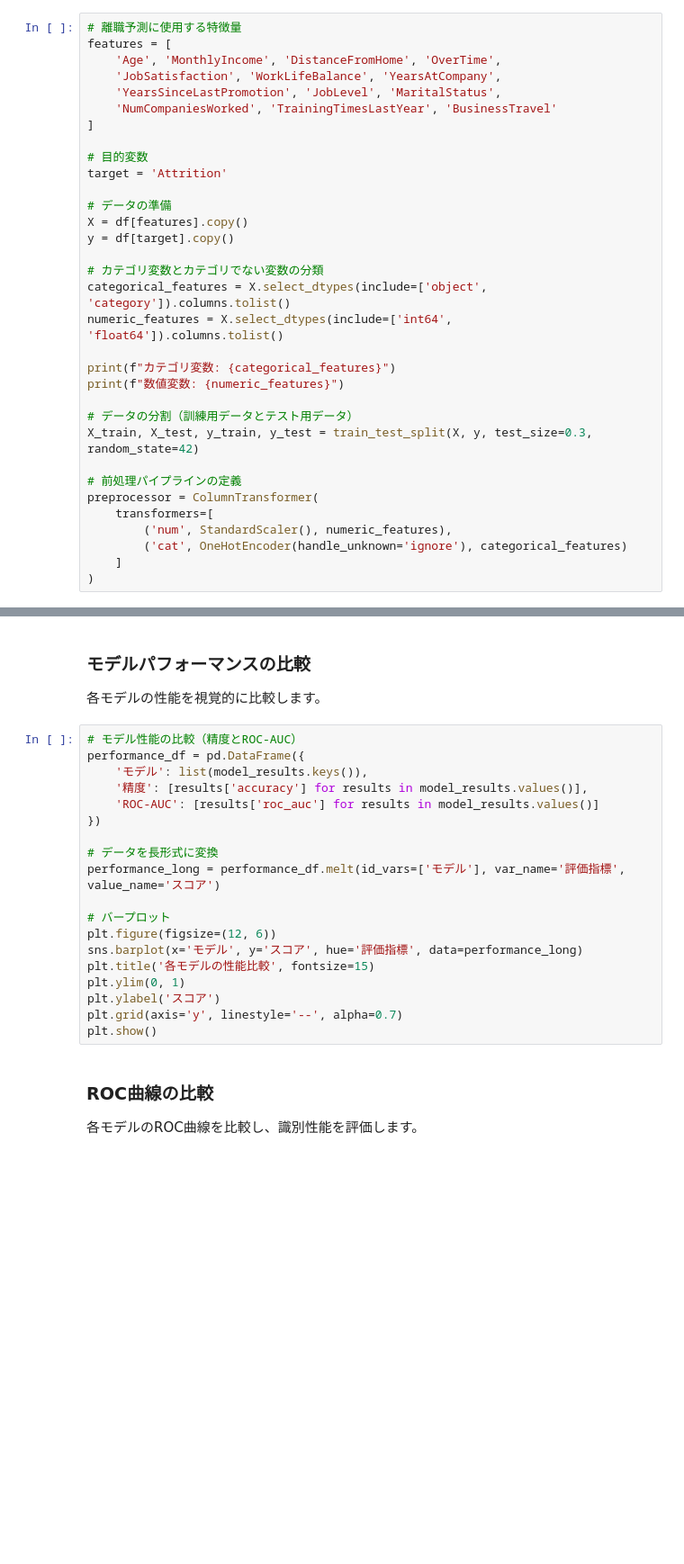
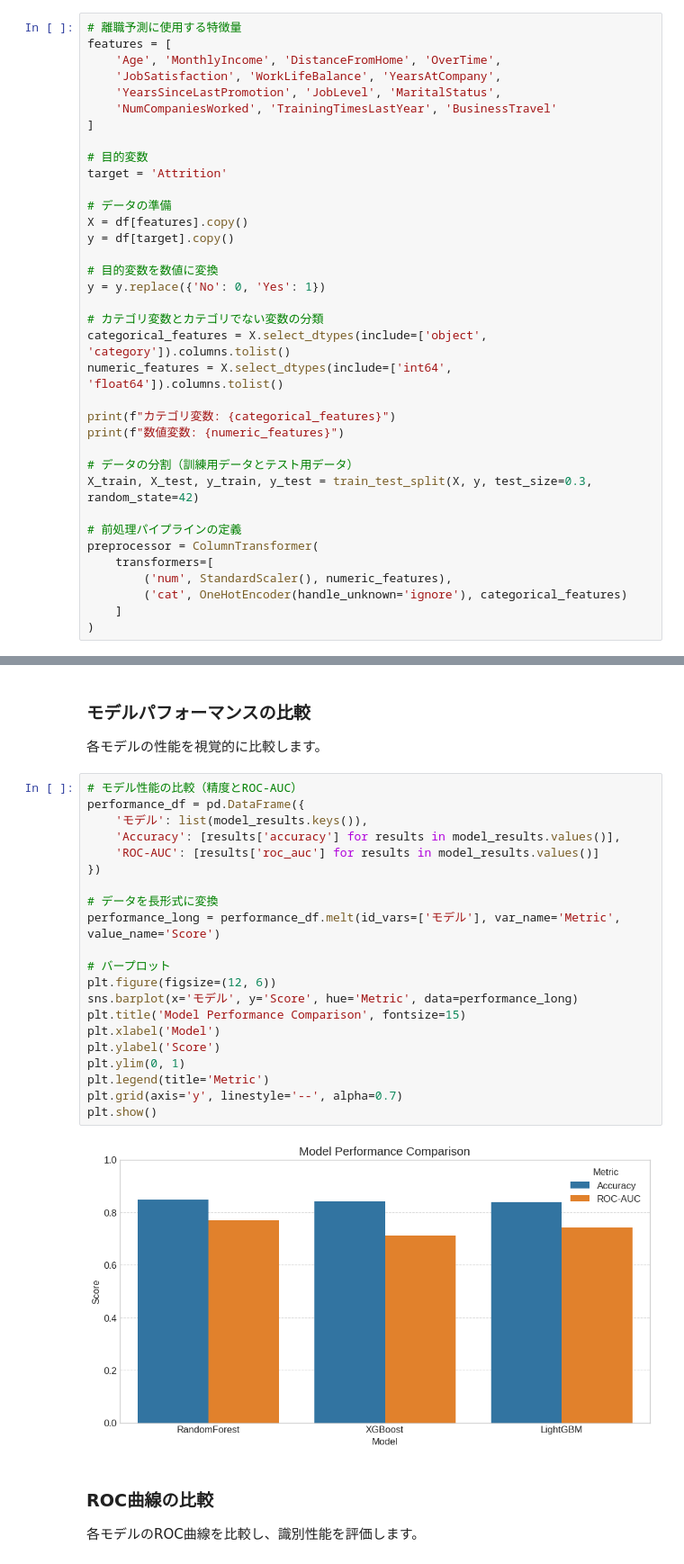
Before and after one commit to yf591/hr-analytics-dashboard, a Jupyter notebook: notebooks/modeling/model_comparison.ipynb, the cells around one changed output, grey strips where cells are left out. Shown at 90% size. Cells and saved outputs as stored; diff of their text form; blank space fills up the shorter version.

Commit message:
Update .ipynb file (EDA & Analysis Model Comparison)

```diff
--- a/notebooks/modeling/model_comparison.ipynb
+++ b/notebooks/modeling/model_comparison.ipynb
@@ -78,6 +99,9 @@ target = 'Attrition'
 # データの準備
 X = df[features].copy()
 y = df[target].copy()
+
+# 目的変数を数値に変換
+y = y.replace({'No': 0, 'Yes': 1})
 
 # カテゴリ変数とカテゴリでない変数の分類
 categorical_features = X.select_dtypes(include=['object', 'category']).columns.tolist()
@@ -160,22 +205,26 @@ for model_name, model in models.items():
 # %%
 # モデル性能の比較（精度とROC-AUC）
 performance_df = pd.DataFrame({
     'モデル': list(model_results.keys()),
-    '精度': [results['accuracy'] for results in model_results.values()],
+    'Accuracy': [results['accuracy'] for results in model_results.values()],
     'ROC-AUC': [results['roc_auc'] for results in model_results.values()]
 })
 
 # データを長形式に変換
-performance_long = performance_df.melt(id_vars=['モデル'], var_name='評価指標', value_name='スコア')
+performance_long = performance_df.melt(id_vars=['モデル'], var_name='Metric', value_name='Score')
 
 # バープロット
 plt.figure(figsize=(12, 6))
-sns.barplot(x='モデル', y='スコア', hue='評価指標', data=performance_long)
-plt.title('各モデルの性能比較', fontsize=15)
+sns.barplot(x='モデル', y='Score', hue='Metric', data=performance_long)
+plt.title('Model Performance Comparison', fontsize=15)
+plt.xlabel('Model')
+plt.ylabel('Score')
 plt.ylim(0, 1)
-plt.ylabel('スコア')
+plt.legend(title='Metric')
 plt.grid(axis='y', linestyle='--', alpha=0.7)
 plt.show()
+# %% [output]
+[figure, added]
 # %% [markdown]
 ### ROC曲線の比較
 
```
Also changed, not shown: parts of 14 cells of this notebook, 7 other files.
